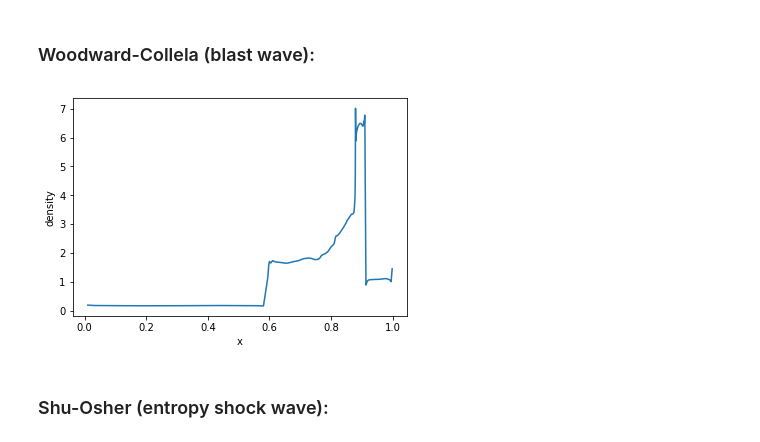
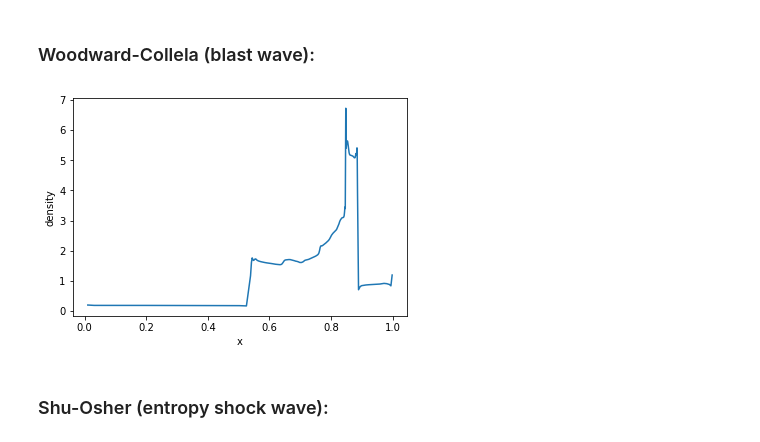
Before and after one commit to valenpe7/1d_euler_system_solver, a Jupyter notebook: main.ipynb, the cells around one changed output. Saved outputs shown, nothing was run; the diff lists cells and outputs as text; code cells hidden in the pictures.

```diff
--- a/main.ipynb
+++ b/main.ipynb
@@ -160,14 +205,16 @@ s.plot(s.E, name = "energy", centered = True)
 # %% [markdown]
 ### Woodward-Collela (blast wave):
 # %%
-s = solver(a = 0.0, b = 1.0, n_cells = 250, gamma = 1.4)
+s = solver(a = 0.0, b = 1.0, n_cells = 250)
+s.set_gamma(1.4)
+s.set_boundary_conditions("reflective")
 s.initialize_riemann_problem(s.p, interface = [0.1, 0.9], init_values = [1000.0, 0.01, 100.0])
 s.initialize_riemann_problem(s.rho, interface = [], init_values = [1.0])
 s.initialize_riemann_problem(s.u, interface = [], init_values = [0.0])
 s.run(t_start = 0.0, t_end = 1.8)
 s.plot(s.rho, name = "density", centered = True)
 # %% [output]
-[figure, old version]
+[figure, new version]
 # %% [markdown]
 ### Shu-Osher (entropy shock wave):
 # %%
```
Also changed, not shown: parts of 8 cells of this notebook.
